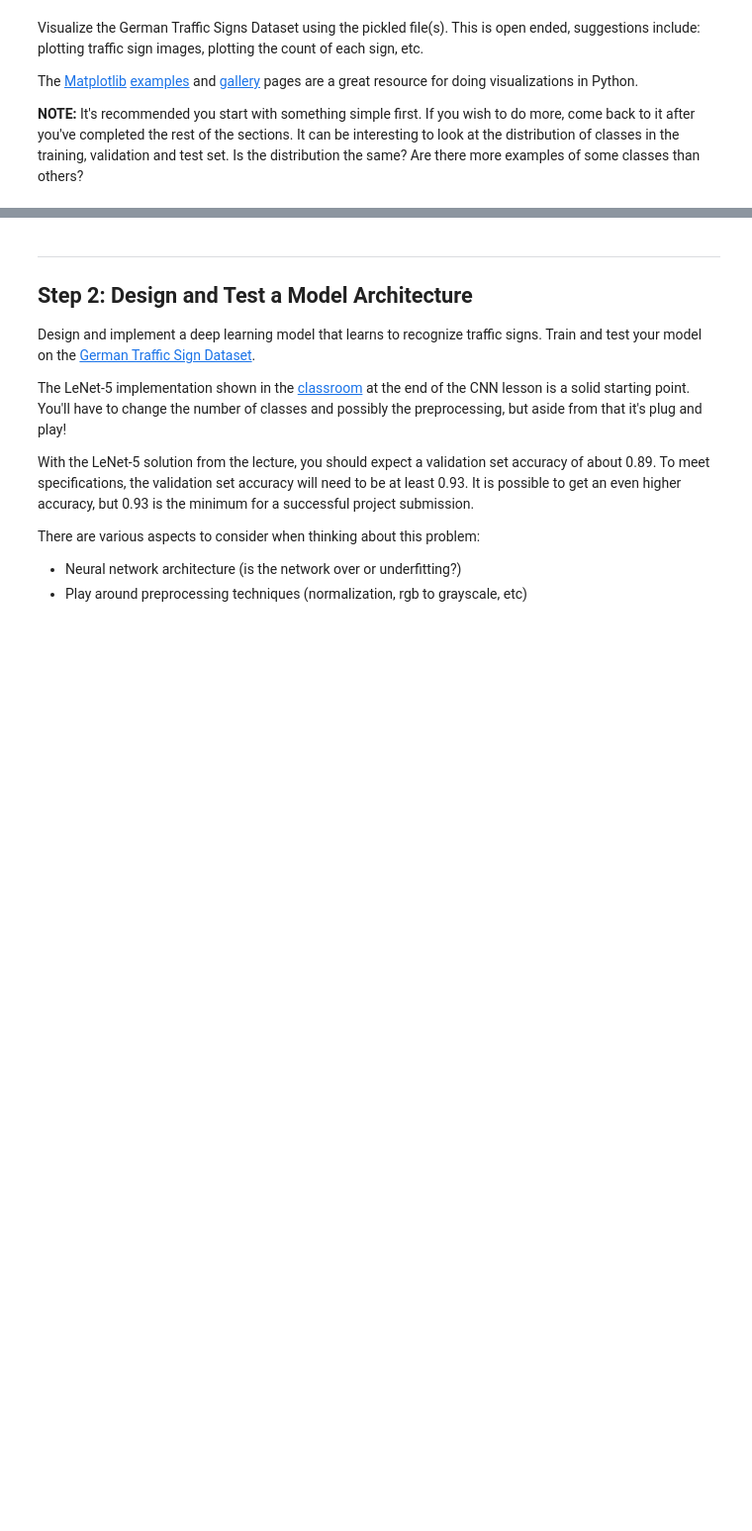
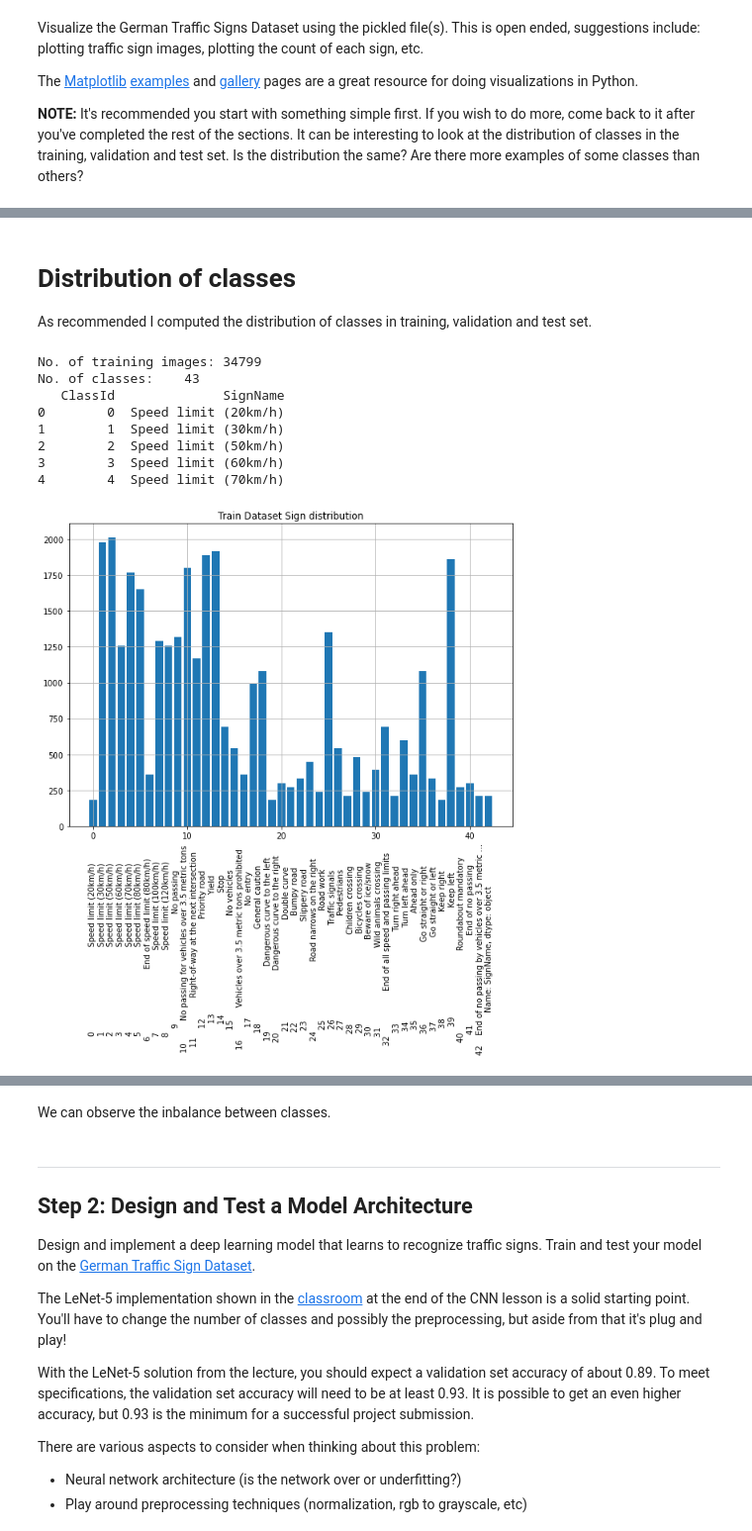
Before and after one commit to Dynaa/traffic-sign-classifier, a Jupyter notebook: Traffic_Sign_Classifier.ipynb, the cells around one changed output, grey strips where cells are left out. Shown at 99% size. Drawn from its saved outputs; the diff is of its cells as text; code cells hidden in the pictures; blank space fills up the shorter version.

Commit message:
Class distribution vizualisation

```diff
--- a/Traffic_Sign_Classifier.ipynb
+++ b/Traffic_Sign_Classifier.ipynb
@@ -127,0 +128,49 @@ for i in range(9):
+# %% [markdown]
+# Distribution of classes
+As recommended I computed the distribution of classes in training, validation and test set.
+# %%
+import pandas as pd
+
+n_classes = len(np.unique(y_train))
+print("No. of training images: {:>5}".format(X_train.shape[0]))
+print("No. of classes: {:>5}".format(n_classes))
+
+# Loading signnames.csv in order to have label for every classes
+data = pd.read_csv("signnames.csv")
+print(data.head())
+
+
+fig = plt.figure(figsize=(10,7))
+unique, counts = np.unique(y_train, return_counts=True)
+plt.bar(unique, counts)
+plt.grid()
+plt.xlabel(str(data['SignName']), rotation='vertical')
+plt.title("Train Dataset Sign distribution")
+plt.show()
+
+fig = plt.figure(figsize=(10,7))
+unique, counts = np.unique(y_valid, return_counts=True)
+plt.bar(unique, counts)
+plt.grid()
+plt.xlabel(str(data['SignName']), rotation='vertical')
+plt.title("Validation Dataset Sign distribution")
+plt.show()
+
+
+fig = plt.figure(figsize=(10,7))
+unique, counts = np.unique(y_test, return_counts=True)
+plt.bar(unique, counts)
+plt.grid()
+plt.xlabel(str(data['SignName']), rotation='vertical')
+plt.title("Test Dataset Sign distribution")
+plt.show()
+# %% [output]
+No. of training images: 34799
+No. of classes:    43
+   ClassId              SignName
+0        0  Speed limit (20km/h)
+1        1  Speed limit (30km/h)
+2        2  Speed limit (50km/h)
+3        3  Speed limit (60km/h)
+4        4  Speed limit (70km/h)
+[figure, added]
@@ -128,3 +179,5 @@ for i in range(9):
+# %% [markdown]
+We can observe the inbalance between classes.
 # %% [markdown]
 ----
 
```
Also changed, not shown: parts of 5 cells of this notebook.
